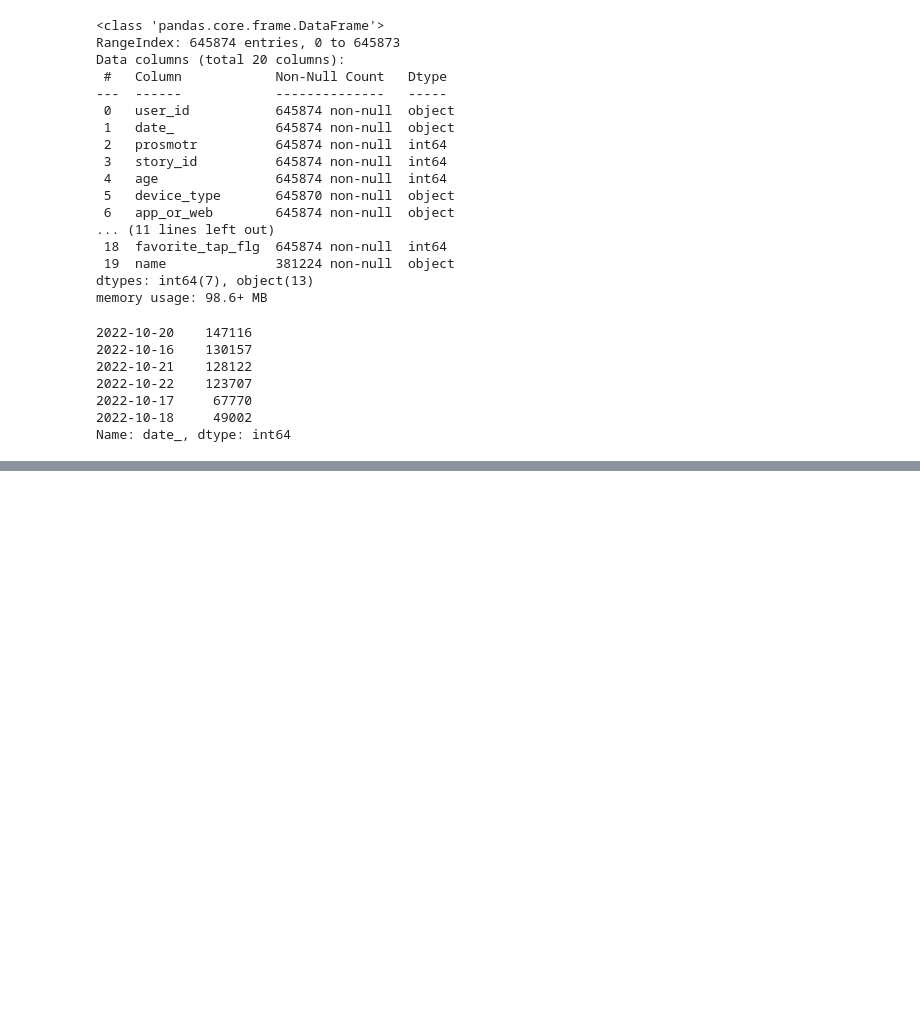
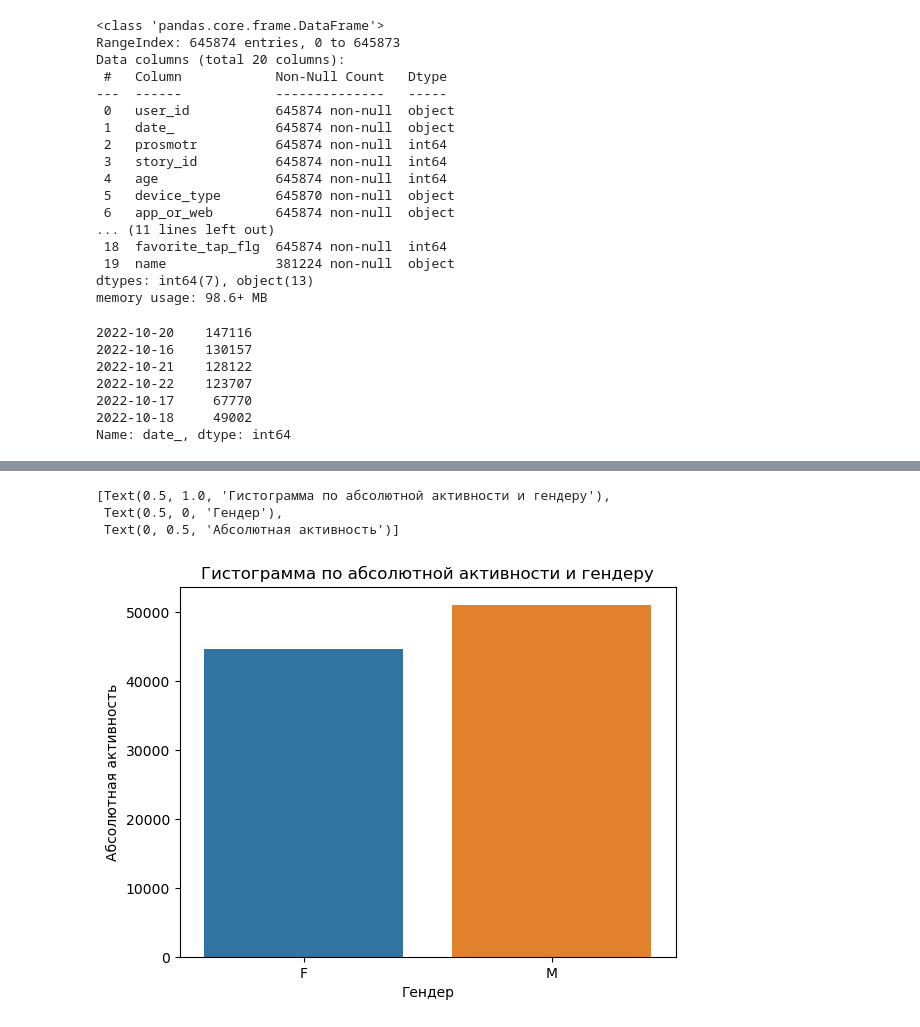
Before and after one commit to VlanAni/DANO-project, a Jupyter notebook: Untitled1.ipynb, the cells around one changed output, grey strips where cells are left out. Cells and saved outputs as stored; diff of their text form; code cells hidden in the pictures; blank space fills up the shorter version.

```diff
--- a/Untitled1.ipynb
+++ b/Untitled1.ipynb
@@ -157,0 +225,8 @@ print('Корреляция между часом и средним индекс
+# %%
+#гистограмма по полу и абсолютному индексу активности
+sns.barplot(data=gender_act, x='gender', y='index').set(title='Гистограмма по абсолютной активности и гендеру', xlabel='Гендер', ylabel='Абсолютная активность')
+# %% [output]
+[Text(0.5, 1.0, 'Гистограмма по абсолютной активности и гендеру'),
+ Text(0.5, 0, 'Гендер'),
+ Text(0, 0.5, 'Абсолютная активность')]
+[figure, added]
```
Also changed, not shown: parts of 35 cells of this notebook.
